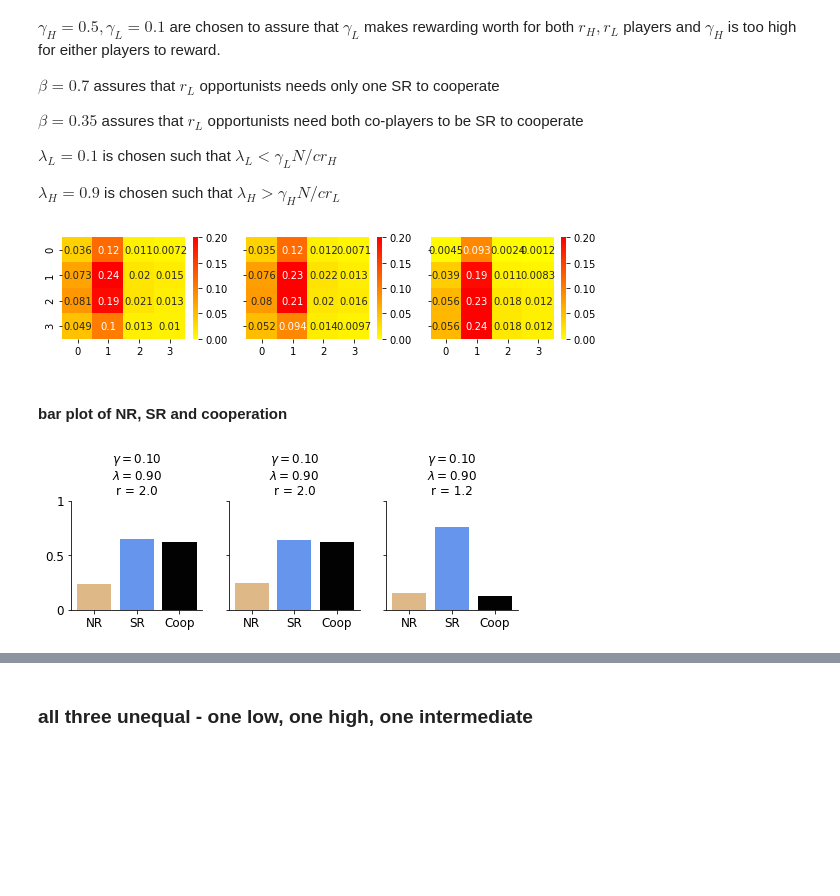
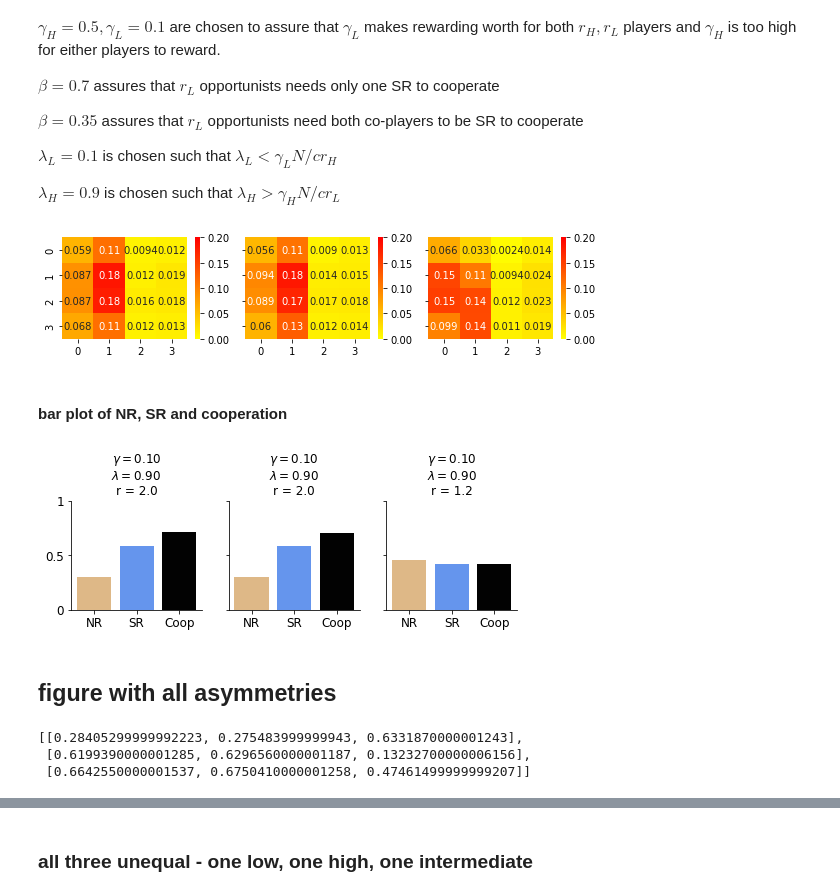
Before and after one commit to Saptarshi07/multiplayer-introspection, a Jupyter notebook: code/Introspection dynamics rewards.ipynb, the cells around one changed output, grey strips where cells are left out. Saved outputs shown, nothing was run; the diff lists cells and outputs as text; code cells hidden in the pictures; blank space fills up the shorter version.

```diff
--- a/code/Introspection dynamics rewards.ipynb
+++ b/code/Introspection dynamics rewards.ipynb
@@ -222,13 +222,13 @@ $\lambda_H = 0.9$ is chosen such that $\lambda_H > \gamma_H N/c r_L$
 N,T = 3,10**5
 coop_costs = [1]*N
 selection = 10
-beta = 0.5
+beta = 0.35
 
 reward_costs = [0.1,0.1,0.1]
 information = [0.9,0.9,0.9]
 productivity = [2,2,1.2]
 
-stgs_visited, coop = simulate_introspection(T,N,10,coop_costs,reward_costs,information,productivity, 0.3)
+stgs_visited, coop = simulate_introspection(T,N,10,coop_costs,reward_costs,information,productivity,beta)
 # %%
 fig,ax = plt.subplots(1,3,figsize = (8,2),sharey = True)
 sns.heatmap(np.array(stgs_visited[0]).reshape(4,4),ax = ax[0],cmap = 'autumn_r',vmax = 0.2, vmin = 0,annot = True)
@@ -236,36 +236,37 @@ sns.heatmap(np.array(stgs_visited[1]).reshape(4,4),ax = ax[1],cmap = 'autumn_r',
 sns.heatmap(np.array(stgs_visited[2]).reshape(4,4),ax = ax[2],cmap = 'autumn_r',vmax = 0.2, vmin = 0,annot = True)
 plt.tight_layout()
 # %% [output]
-[figure, old version]
+[figure, new version]
 # %% [markdown]
 #### bar plot of NR, SR and cooperation
 # %%
 fontsize = 12
 
 nr_list = [sum(np.array(stgs_visited[k]).reshape(4,4)[:,0]) for k in range(0,N)]
 sr_list = [sum(np.array(stgs_visited[k]).reshape(4,4)[:,1]) for k in range(0,N)]
 
 
 heights = []
 for i in range(0,N):
     heights.append([nr_list[i],sr_list[i],coop[i]])
 
 fig,ax = plt.subplots(1,3,figsize=(8,2),sharey = True)
 
 
 max_y = 1
 ax[0].set_ylim([0,max_y])
-
-
+xpos = [0,1,2]
 for i in range(0,N):
     ax[i].bar(xpos, heights[i], color = [color_stg_r['NR'],color_stg_r['RS'],'black'], alpha = 0.8)
     ax[i].bar(xpos, heights[i], color = [color_stg_r['NR'],color_stg_r['RS'],'black'], alpha = 0.8)
     ax[i].bar(xpos, heights[i], color = [color_stg_r['NR'],color_stg_r['RS'],'black'], alpha = 0.8)
     ax[i].spines['right'].set_visible(False)
     ax[i].spines['top'].set_visible(False)
     ax[i].set_yticks([0,0.5,1])
     ax[i].set_yticklabels([0,0.5,1],fontsize = fontsize)
     ax[i].set_xticklabels(['','NR','SR','Coop'],fontsize = fontsize)
     ax[i].set_title('$\gamma = %.2f$'%reward_costs[i] + '\n' + '$\lambda = %.2f$'%information[i] + '\n' + 'r = %.1f'%productivity[i])
 # %% [output]
-[figure, old version]
+[figure, new version]
+# %% [markdown]
+## figure with all asymmetries
@@ -271,0 +299,6 @@ for i in range(0,N):
+# %%
+coop_list
+# %% [output]
+[[0.28405299999992223, 0.275483999999943, 0.6331870000001243],
+ [0.6199390000001285, 0.6296560000001187, 0.13232700000006156],
+ [0.6642550000001537, 0.6750410000001258, 0.47461499999999207]]
```
Also changed, not shown: parts of 2 cells of this notebook, 9 other files.
